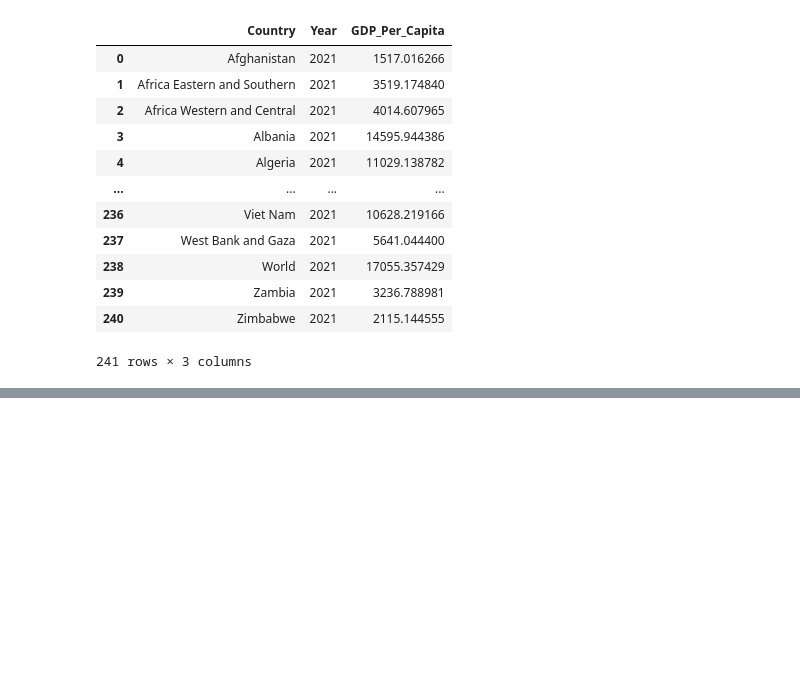
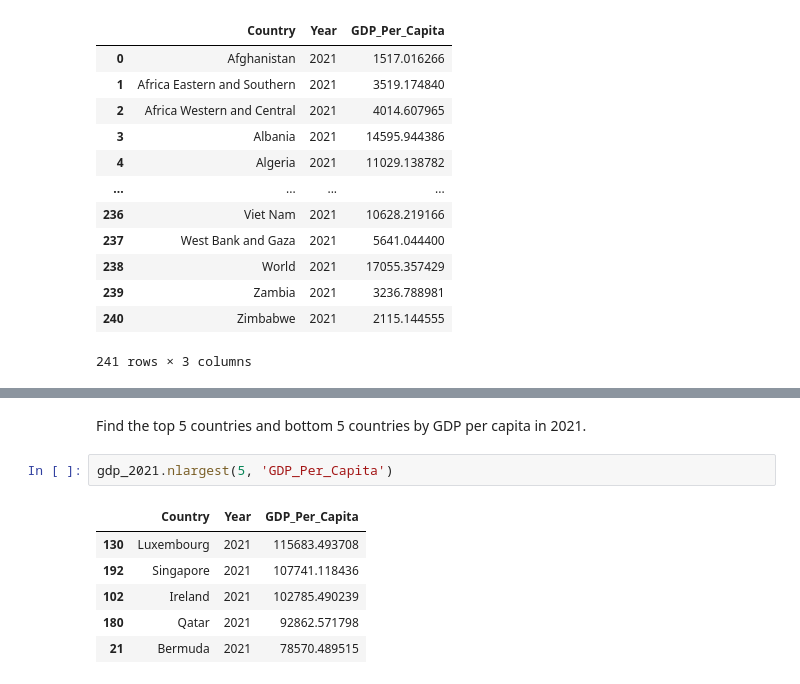
Before and after one commit to nss-data-science-cohort-8/un-exploration-graciepiantek, a Jupyter notebook: notebooks/UN_Data_Exploration.ipynb, the cells around one changed output, grey strips where cells are left out. Drawn from its saved outputs; the diff is of its cells as text; blank space fills up the shorter version.

```diff
--- a/notebooks/UN_Data_Exploration.ipynb
+++ b/notebooks/UN_Data_Exploration.ipynb
@@ -137,0 +149,11 @@ plt.title('');
+# %% [markdown]
+Find the top 5 countries and bottom 5 countries by GDP per capita in 2021.
+# %%
+gdp_2021.nlargest(5, 'GDP_Per_Capita')
+# %% [output]
+|  | Country | Year | GDP_Per_Capita |
+| 130 | Luxembourg | 2021 | 115683.493708 |
+| 192 | Singapore | 2021 | 107741.118436 |
+| 102 | Ireland | 2021 | 102785.490239 |
+| 180 | Qatar | 2021 | 92862.571798 |
+| 21 | Bermuda | 2021 | 78570.489515 |
```
Also changed, not shown: parts of 10 cells of this notebook.
